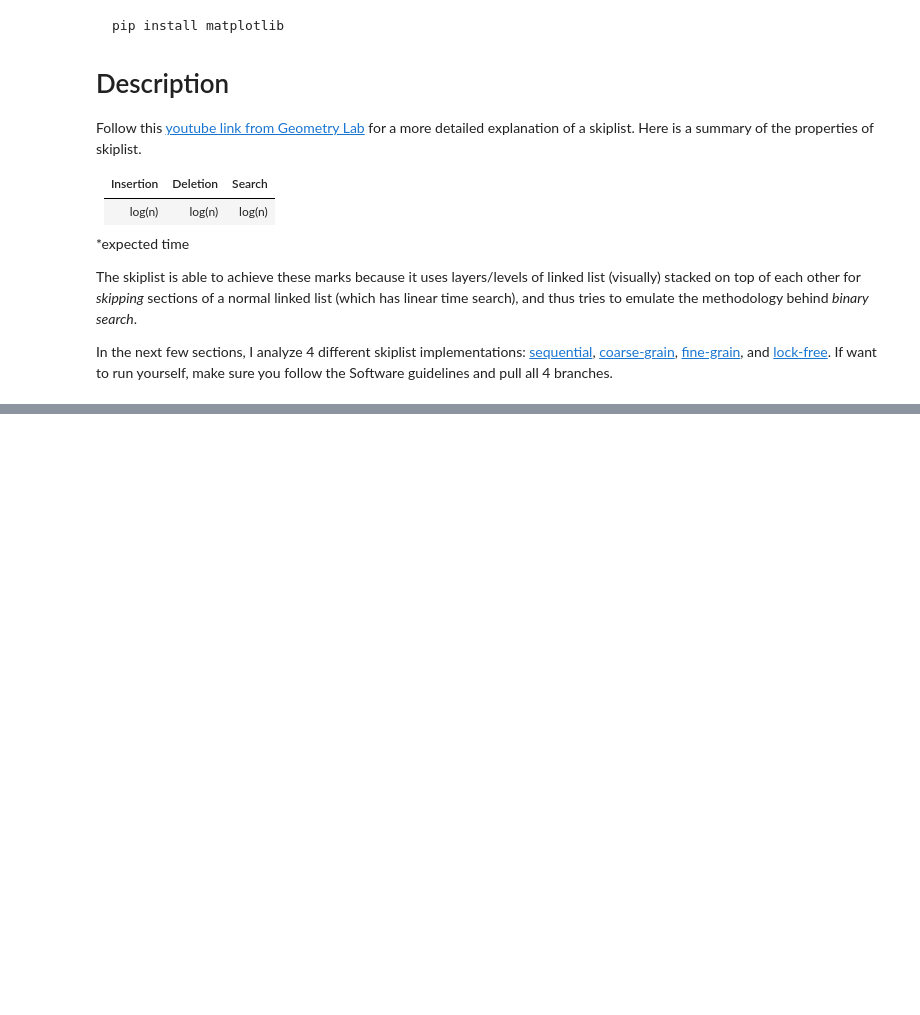
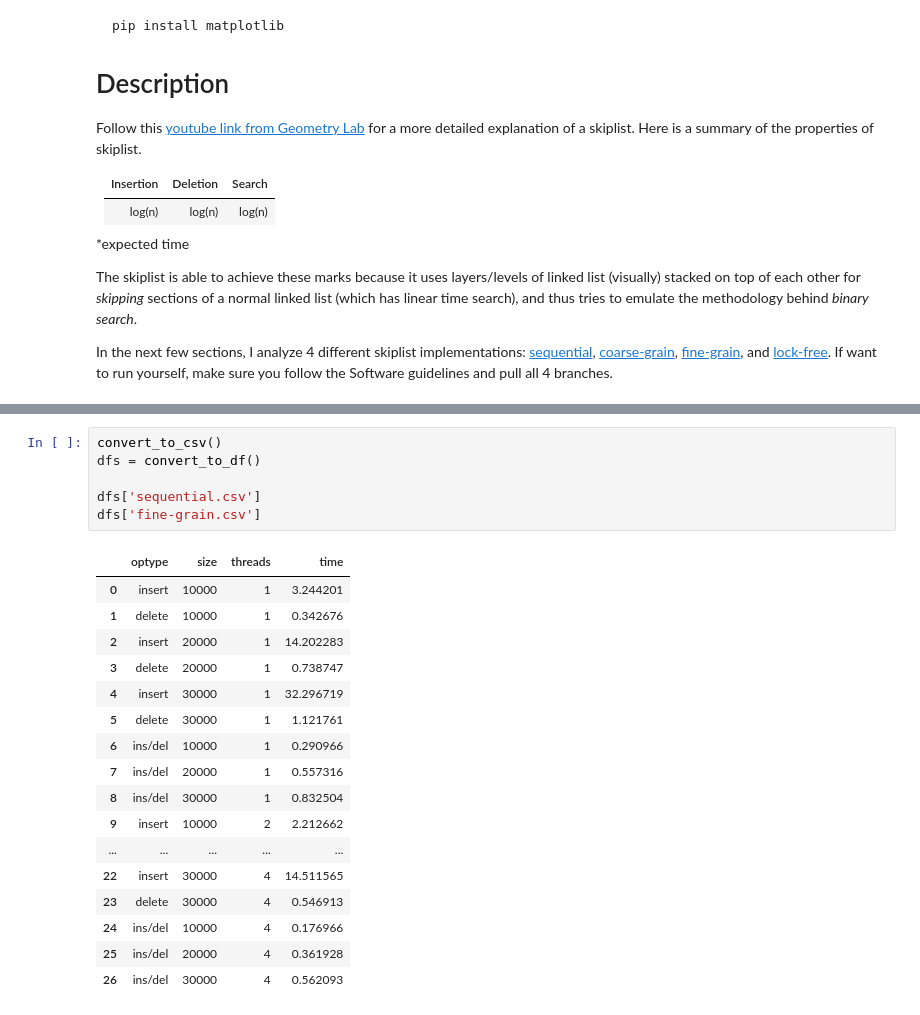
Before and after one commit to bustin11/parallel-skiplist, a Jupyter notebook: README.ipynb, the cells around one changed output, grey strips where cells are left out. Drawn from its saved outputs; the diff is of its cells as text; blank space fills up the shorter version.

```diff
--- a/README.ipynb
+++ b/README.ipynb
@@ -56,0 +154,24 @@ for name in branch_names:
+# %%
+convert_to_csv()
+dfs = convert_to_df()
+
+dfs['sequential.csv']
+dfs['fine-grain.csv']
+# %% [output]
+|  | optype | size | threads | time |
+| 0 | insert | 10000 | 1 | 3.244201 |
+| 1 | delete | 10000 | 1 | 0.342676 |
+| 2 | insert | 20000 | 1 | 14.202283 |
+| 3 | delete | 20000 | 1 | 0.738747 |
+| 4 | insert | 30000 | 1 | 32.296719 |
+| 5 | delete | 30000 | 1 | 1.121761 |
+| 6 | ins/del | 10000 | 1 | 0.290966 |
+| 7 | ins/del | 20000 | 1 | 0.557316 |
+| 8 | ins/del | 30000 | 1 | 0.832504 |
+| 9 | insert | 10000 | 2 | 2.212662 |
+| ... | ... | ... | ... | ... |
+| 22 | insert | 30000 | 4 | 14.511565 |
+| 23 | delete | 30000 | 4 | 0.546913 |
+| 24 | ins/del | 10000 | 4 | 0.176966 |
+| 25 | ins/del | 20000 | 4 | 0.361928 |
+| 26 | ins/del | 30000 | 4 | 0.562093 |
```
Also changed, not shown: parts of 14 cells of this notebook.
